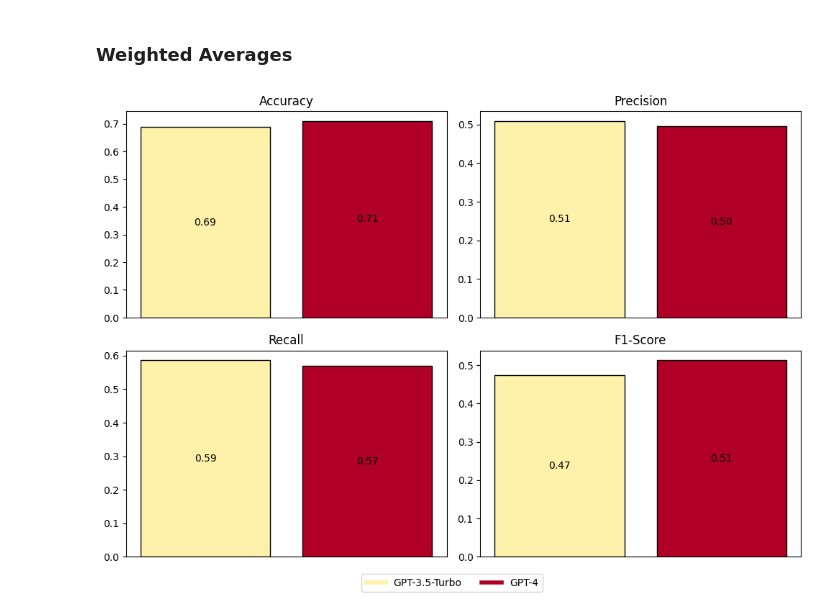
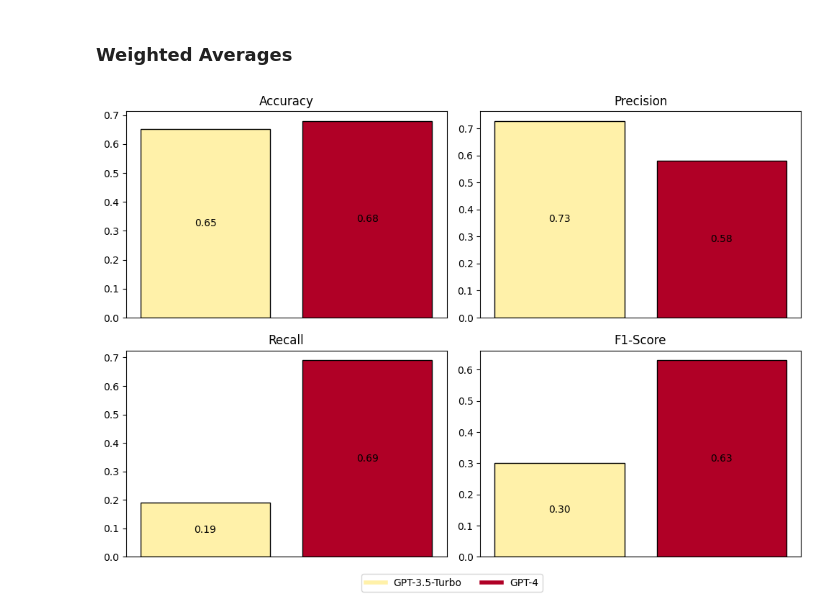
Before and after one commit to niklaswretblad/text-to-SQL-master-thesis, a Jupyter notebook: plots/plots.ipynb, the cells around one changed output. Saved outputs shown, nothing was run; the diff lists cells and outputs as text; code cells hidden in the pictures.

```diff
--- a/plots/plots.ipynb
+++ b/plots/plots.ipynb
@@ -92,0 +252,30 @@ plt.show()
+# %%
+import matplotlib.pyplot as plt
+import pandas as pd
+
+# Rearranging the data to suit the new plot structure
+data_rearranged = {
+    'Zero-Shot (GPT-3.5)': [36.19, 50, 42.25],
+    'DIN-SQL (GPT-3.5)': [40.57, 50.94, 41.51],
+    'Few-Shot (GPT-3.5)': [37.14, 45.28, 27.358],
+    'Zero-Shot (GPT-4)': [38.09, 55.66, 48.11]
+}
+
+df_rearranged = pd.DataFrame(data_rearranged, index=['Original Data', 'Corrected Data', 'Corrected SQL'])
+
+# Colors for the plots
+colors = ['blue', 'green', 'red', 'yellow']
+
+# Creating three separate plots
+fig, axs = plt.subplots(1, 3, figsize=(15, 6), sharey=True)
+
+# Plot each dataset in a separate subplot
+for i, dataset in enumerate(df_rearranged.index):
+    axs[i].bar(df_rearranged.columns, df_rearranged.loc[dataset], color=colors, alpha=0.65, edgecolor="black")
+    axs[i].set_title(dataset)
+    axs[i].set_xticklabels(df_rearranged.columns, rotation=45, ha="right")
+    axs[i].set_ylim([0, 100])
+    axs[i].set_ylabel('Accuracy (%)' if i == 0 else "")
+
+plt.tight_layout()
+plt.show()
@@ -686,16 +1440,16 @@ plt.show()
 import matplotlib.pyplot as plt
 
 # Metrics provided by the user
-accuracy = [0.6879, 0.7101]
-precision = [0.5092, 0.4966]
-recall = [0.5856, 0.5688]
-f1_score = [0.4734, 0.5125]
+accuracy = [0.6509, 0.6792]
+precision = [0.727, 0.58]
+recall = [0.190, 0.69]
+f1_score = [0.3018, 0.63]
 
 # Use the colormap for the color scheme
 cmap = plt.cm.YlOrRd
 
 # Labels for the legend
-labels = ['GPT-3.5-Turbo' ,'GPT-4' ]
+labels = ['GPT-3.5-Turbo' ,'GPT-4']
 
 # Define colors from the colormap
 light_yellow = cmap(0.1)  # Light yellow from the lower end
@@ -709,34 +1463,34 @@ def add_value_labels(ax, data):
         # otherwise, position the text above the bar
         if v > 0.1:  # threshold chosen to fit the text inside the bars
             ax.text(i, v / 2, f"{v:.2f}", ha='center', va='center', color='black')
         else:
             ax.text(i, v + 0.02, f"{v:.2f}", ha='center', va='bottom', color='black')
 
 # Create the subplot figure
 fig, axs = plt.subplots(2, 2, figsize=(10, 8))
 
 # Plot each metric with adjusted annotations
 for i, (ax, metric, title) in enumerate(zip(axs.flatten(), [accuracy, precision, recall, f1_score], ['Accuracy', 'Precision', 'Recall', 'F1-Score'])):
     bars = ax.bar(range(len(metric)), metric, color=[light_yellow, deep_red], edgecolor='black')
     ax.set_title(title)
     add_value_labels(ax, metric)
     ax.set_xticks([])  # Remove the x-axis ticks
 
 # Adjust the legend to match the second image provided by the user
 # Custom legend with colored labels
 custom_lines = [plt.Line2D([0], [0], color=light_yellow, lw=4),
                 plt.Line2D([0], [0], color=deep_red, lw=4)]
 
 # Position the legend at the bottom of the plot as in the second image
 fig.legend(custom_lines, labels, loc='lower center', bbox_to_anchor=(0.5, 0.06), ncol=3)
 
 # Adjust the layout to accommodate the legend and prevent label cut-off
 plt.tight_layout(rect=[0, 0.1, 1, 0.95])
 
 # Show the plot
 plt.show()
 # %% [output]
-[figure, old version]
+[figure, new version]
 # %%
 import json
 path = os.path.abspath(
```
Also changed, not shown: parts of 12 cells of this notebook.
